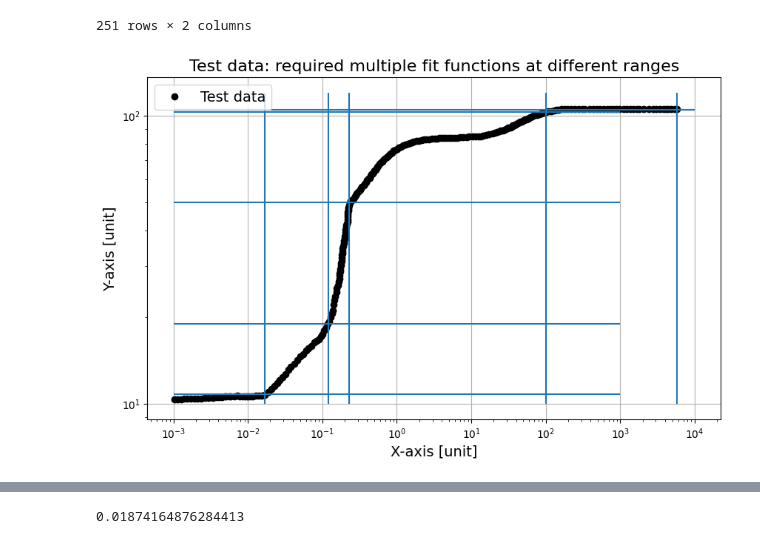
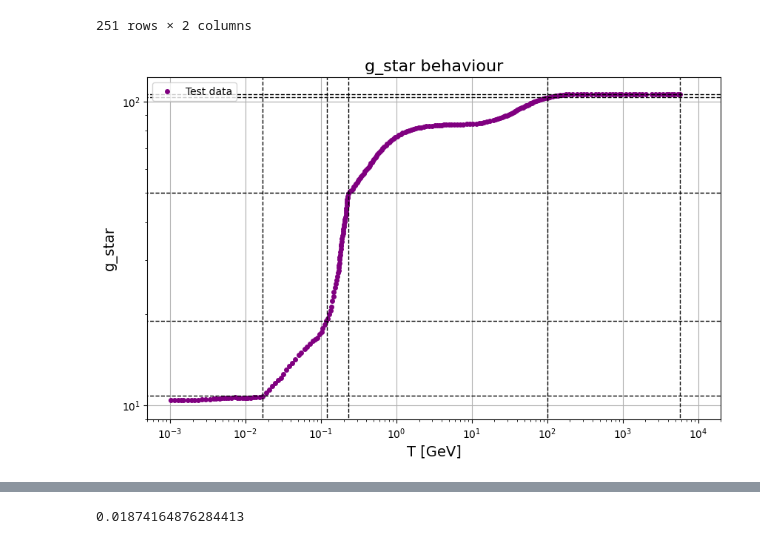
Before and after one commit to nico0407/DM-freeze-out, a Jupyter notebook: WIMP_relic_computation.ipynb, the cells around one changed output, grey strips where cells are left out. Saved outputs shown, nothing was run; the diff lists cells and outputs as text; code cells hidden in the pictures.

```diff
--- a/WIMP_relic_computation.ipynb
+++ b/WIMP_relic_computation.ipynb
@@ -45,32 +45,34 @@ df
 # %%
 data = np.loadtxt("dofdata/gstarSteigmanQCDFine.txt",delimiter = ' ')
 #data = np.loadtxt("test4multiplot.txt", dtype = str)     #if file contains multiple data types
 #data
 temp = data[:,0]
 gstar = data[:,1]
 #plot data
 plt.figure(figsize = [10,6])
-plt.plot(temp,gstar,"o", color = "black", label = "Test data")
-plt.title("Test data: required multiple fit functions at different ranges", fontsize=16)
-plt.xlabel('X-axis [unit]', fontsize=14)
-plt.ylabel('Y-axis [unit]', fontsize=14)
-plt.legend(fontsize=14)
-plt.hlines(10.8,0.001,1000)
-plt.hlines(19,0.001,1000)
-plt.hlines(50,0.001,1000)
-plt.hlines(103,0.001,1000)
-plt.hlines(105,0.001,10000)
-plt.vlines(0.017,10,120)
-plt.vlines(0.12,10,120)
-plt.vlines(0.23,10,120)
-plt.vlines(100,10,120)
-plt.vlines(5718,10,120)
+plt.plot(temp,gstar,"o", color = "purple", label = "Test data", markersize=4)
+plt.title("g_star behaviour", fontsize=16)
+plt.xlabel('T [GeV]', fontsize=14)
+plt.ylabel('g_star', fontsize=14)
+plt.legend()
+plt.hlines(10.8,0.0001,100000,color='black', linestyle='dashed',linewidth=1)
+plt.hlines(19,0.0001,100000,color='black', linestyle='dashed',linewidth=1)
+plt.hlines(50,0.0001,100000,color='black', linestyle='dashed',linewidth=1)
+plt.hlines(103,0.0001,100000,color='black', linestyle='dashed',linewidth=1)
+plt.hlines(105.5,0.0001,100000,color='black', linestyle='dashed',linewidth=1)
+plt.vlines(0.017,0,120,color='black', linestyle='dashed',linewidth=1)
+plt.vlines(0.12,0,120,color='black', linestyle='dashed',linewidth=1)
+plt.vlines(0.23,0,120,color='black', linestyle='dashed',linewidth=1)
+plt.vlines(100,0,120,color='black', linestyle='dashed',linewidth=1)
+plt.vlines(5718,0,120,color='black', linestyle='dashed',linewidth=1)
+plt.ylim(9,120)
+plt.xlim(5*1E-4,20000)
 plt.xscale('log')
 plt.yscale('log')
 plt.grid(True)                                 # comment this if u do not need grid
 plt.show()
 # %% [output]
-[figure, old version]
+[figure, new version]
 # %%
 temp1 = data[0:32,0]
 #print(x1)
```
Also changed, not shown: parts of 7 cells of this notebook.
